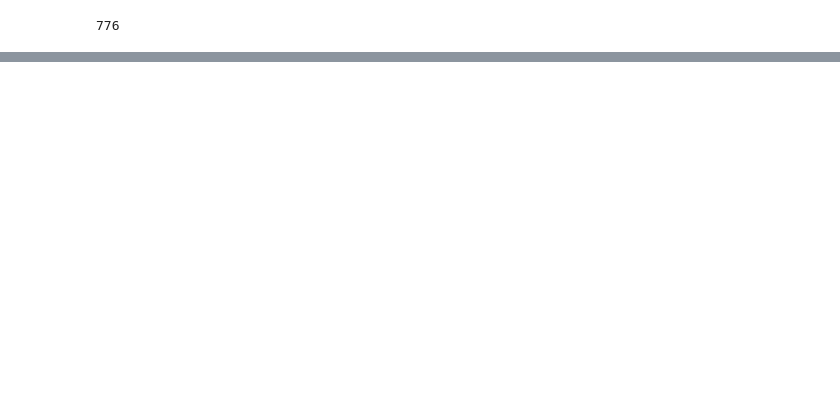
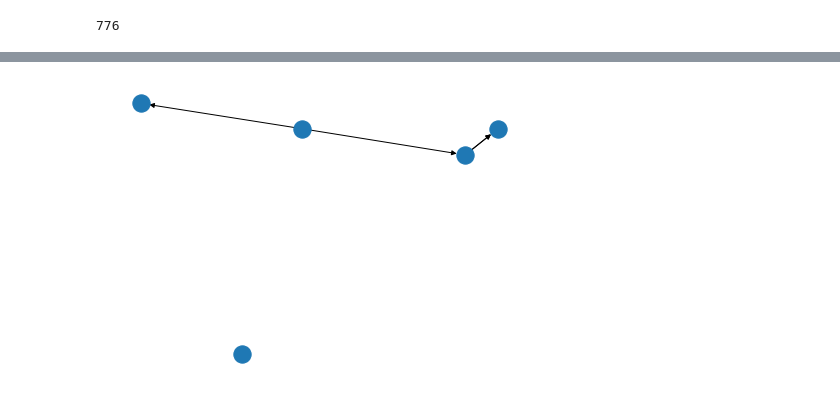
Before and after one commit to becczor/TNM098-project, a Jupyter notebook: project.ipynb, the cells around one changed output, grey strips where cells are left out. Cells and saved outputs as stored; diff of their text form; code cells hidden in the pictures; blank space fills up the shorter version.

Commit message:
added plottet graphs with plotly and networkx and matplotlib

```diff
--- a/project.ipynb
+++ b/project.ipynb
@@ -205,0 +270,8 @@ display(HTML(chart_html))
+# %%
+G = nx.MultiDiGraph()
+G.add_nodes_from([1,2,3,4,5])
+keys = G.add_edges_from([(1, 2), (1, 3), (2, 5), (2, 5)])
+
+nx.draw(G)
+# %% [output]
+[figure, added]
```
Also changed, not shown: parts of 7 cells of this notebook, 1 other file.
